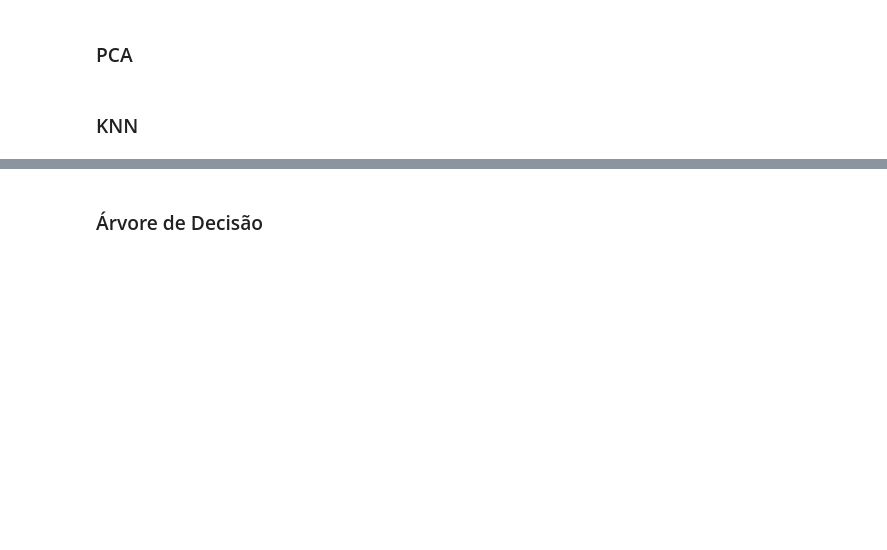
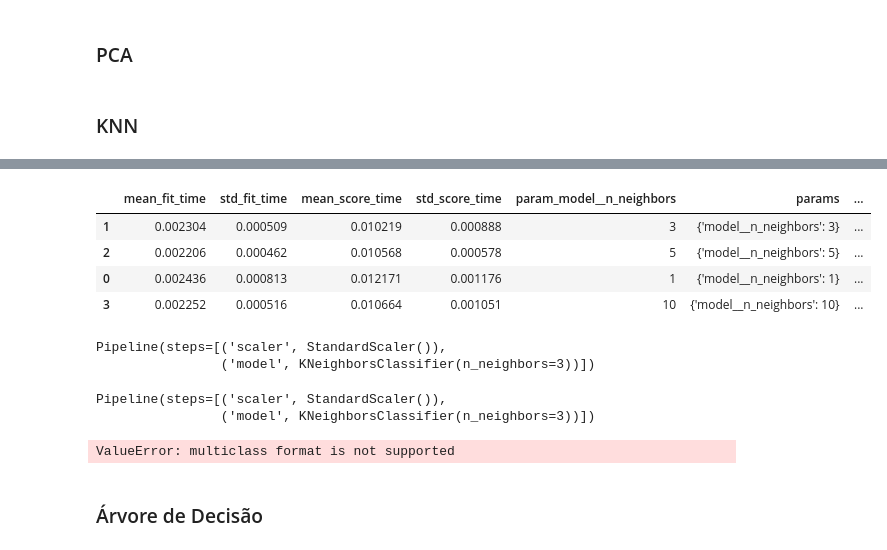
Before and after one commit to azzolinovarella/steel-plates-faults, a Jupyter notebook: notebooks/02-ModelTraining.ipynb, the cells around one changed output, grey strips where cells are left out. Saved outputs shown, nothing was run; the diff lists cells and outputs as text; code cells hidden in the pictures; blank space fills up the shorter version.

Commit message:
Criação das funções de avaliação dos modelos e estruturação do notebook

```diff
--- a/notebooks/02-ModelTraining.ipynb
+++ b/notebooks/02-ModelTraining.ipynb
@@ -38,3 +87,16 @@ import plotly.express as px
+# %%
+def get_best_params(model, X_train, y_train, param_grid, display_results = False):
+    grid_search = GridSearchCV(model, param_grid=param_grid, refit=False, cv = 10) # cv = 10 -> Exigência do projeto
+    grid_search.fit(X_train, y_train)
+
+    best_params = grid_search.best_params_
+
+    if display_results:
+        df_res = pd.DataFrame(grid_search.cv_results_)
+        df_res = df_res.sort_values("rank_test_score", ascending=True)
+        display(df_res)
+
+    return best_params
 # %% [markdown]
 ## Scripts
 # %% [markdown]
@@ -132,0 +250,20 @@ print(classification_report(y_test, model.predict(X_test)))
+# %%
+model = Pipeline([('scaler', StandardScaler()) , ('model', KNeighborsClassifier(n_neighbors=5))])
+
+param_grid = {"model__n_neighbors": [1, 3, 5, 10]}
+best_params = get_best_params(model, X_train, y_train, param_grid, display_results = True)
+
+model.set_params(**best_params)
+# %% [output]
+|  | mean_fit_time | std_fit_time | mean_score_time | std_score_time | param_model__n_neighbors | params | ... |
+| 1 | 0.002304 | 0.000509 | 0.010219 | 0.000888 | 3 | {'model__n_neighbors': 3} | ... |
+| 2 | 0.002206 | 0.000462 | 0.010568 | 0.000578 | 5 | {'model__n_neighbors': 5} | ... |
+| 0 | 0.002436 | 0.000813 | 0.012171 | 0.001176 | 1 | {'model__n_neighbors': 1} | ... |
+| 3 | 0.002252 | 0.000516 | 0.010664 | 0.001051 | 10 | {'model__n_neighbors': 10} | ... |
+Pipeline(steps=[('scaler', StandardScaler()),
+                ('model', KNeighborsClassifier(n_neighbors=3))])
+# %%
+model.fit(X_train, y_train)
+# %% [output]
+Pipeline(steps=[('scaler', StandardScaler()),
+                ('model', KNeighborsClassifier(n_neighbors=3))])
@@ -133,3 +272,9 @@ print(classification_report(y_test, model.predict(X_test)))
+# %%
+fig = plot_roc(model, X_test, y_test)
+
+fig.show()
+# %% [output]
+ValueError: multiclass format is not supported
 # %%
 model = Pipeline([('scaler', StandardScaler()) , ('model', SVC())])
 # vamos criar um classificador kNN com k=5
```
Also changed, not shown: parts of 14 cells of this notebook, 2 other files.
